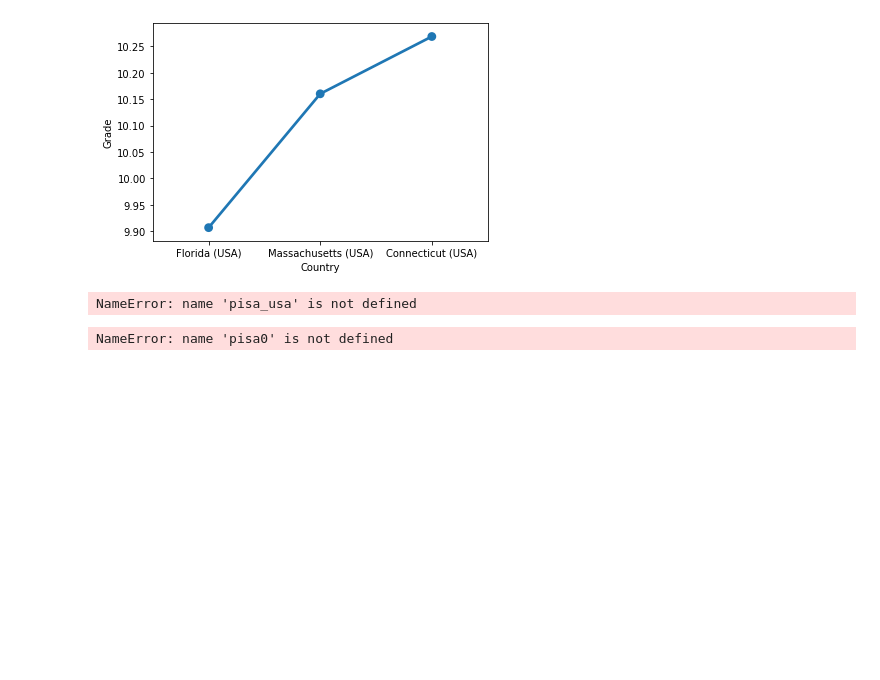
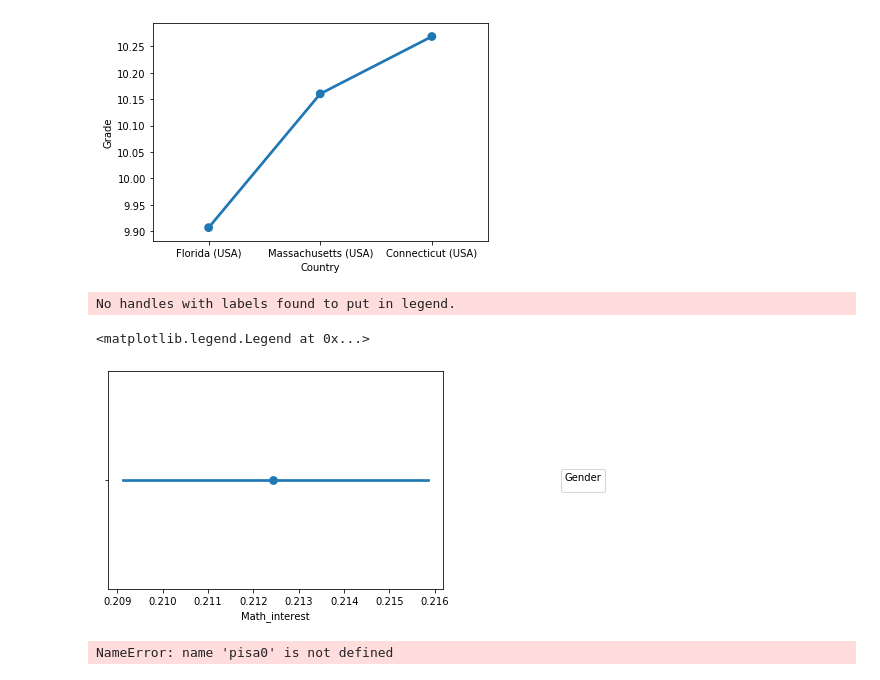
Before and after one commit to Anyra20/CommunicateDataProject, a Jupyter notebook: exploration_template.ipynb, the cells around one changed output. Cells and saved outputs as stored; diff of their text form; code cells hidden in the pictures; blank space fills up the shorter version.

Commit message:
looking into Math-interest variable

```diff
--- a/exploration_template.ipynb
+++ b/exploration_template.ipynb
@@ -217,10 +233,13 @@ sb.pointplot(data = pisa_usa[['Country', 'Grade']].groupby('Country', as_index=F
 # %% [output]
 [figure]
 # %%
-sb.countplot(data = pisa_usa, x = 'Gender', hue = 'Country');
+#Math interest by gender
+sb.pointplot(data = pisa[['Math_interest', 'Gender']], x = 'Math_interest', hue = 'Gender');
 plt.legend(loc='center right', bbox_to_anchor=(1.5, 0.5), title = 'Gender')
 # %% [output]
-NameError: name 'pisa_usa' is not defined
+No handles with labels found to put in legend.
+<matplotlib.legend.Legend at 0x...>
+[figure, added]
 # %%
 sb.countplot(data = pisa0, x = 'ST20Q01')#, hue = 'Country');
 plt.legend(loc='center right', bbox_to_anchor=(1.5, 0.5), title = 'PROGN')
```
Also changed, not shown: parts of 2 cells of this notebook.
